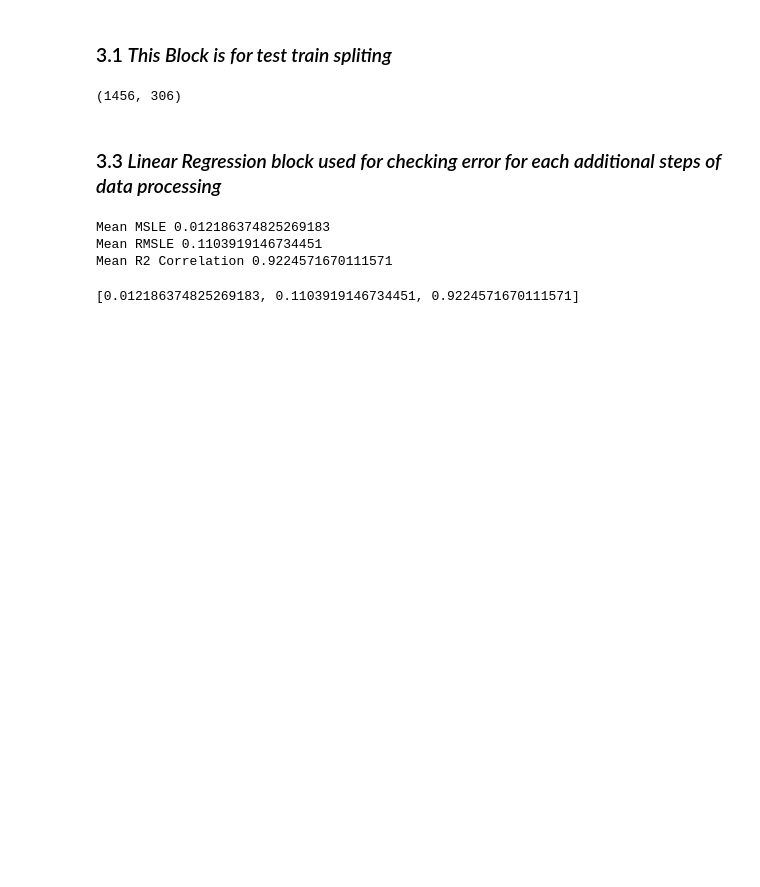
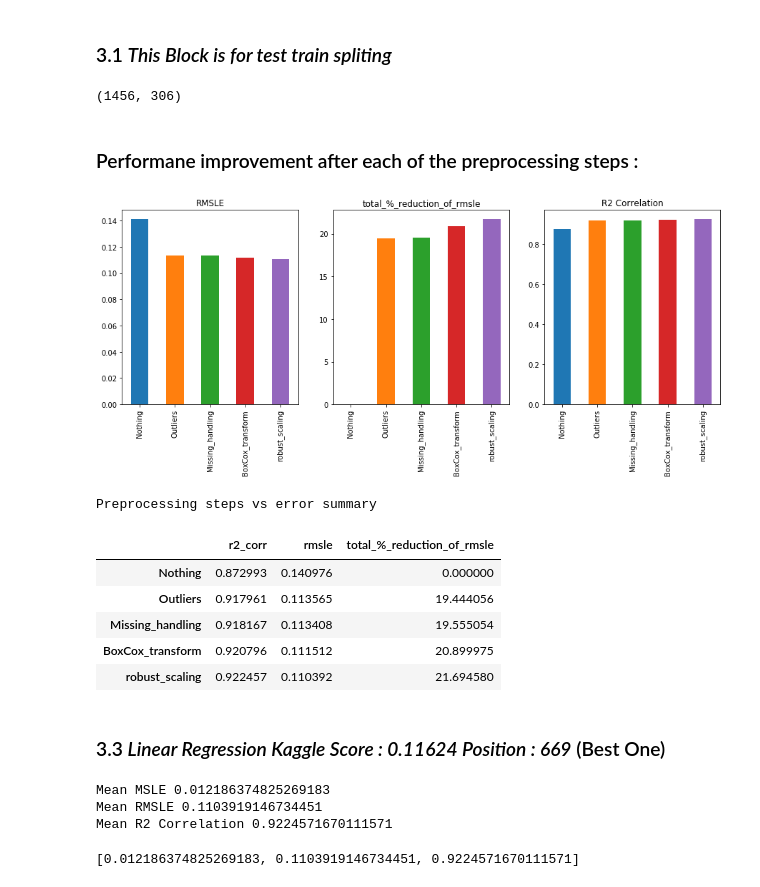
Before and after one commit to irfanhasib0/Machine-Learning, a Jupyter notebook: LR_SVM_XGBOOST_2_Layer_V-8_Final-Report.ipynb, the cells around one changed output. Drawn from its saved outputs; the diff is of its cells as text; code cells hidden in the pictures; blank space fills up the shorter version.

```diff
--- a/LR_SVM_XGBOOST_2_Layer_V-8_Final-Report.ipynb
+++ b/LR_SVM_XGBOOST_2_Layer_V-8_Final-Report.ipynb
@@ -544,8 +553,53 @@ _test_y=np.array(y_train[:n+1].reshape(-1,1))
 _train_x.shape
 # %% [output]
 (1456, 306)
-# %% [markdown]
-### 3.3 _Linear Regression block used for checking error for each additional steps of data processing_
+# %% [markdown]
+### Performane improvement after each of the preprocessing steps :
+# %%
+summary={
+'Nothing':
+    [0.01987425647571976, 0.14097608476518192, 0.8729927666513595],
+'Outliers' :
+    [0.012896921869476233, 0.11356461539351169, 0.9179611704401995],
+'Missing_handling' :
+    [0.012861405282051408, 0.11340813587239412, 0.9181674299776288],
+'BoxCox_transform' :
+    [0.012434952550222679, 0.11151211840074907, 0.9207959871907704],
+'robust_scaling' :
+    [0.012186374825269183, 0.1103919146734451, 0.9224571670111571] ,
+        }
+_s_df=pd.DataFrame(summary)
+
+s_df=_s_df.copy()
+s_df=s_df.transpose()
+s_df=s_df.rename(columns={0:'msle',1:'std_dev',2:'r2_corr'})
+
+s_df['rmsle']=s_df['msle'].abs().copy()
+s_df.loc[:,'rmsle']=s_df.loc[:,'rmsle'].apply(np.sqrt)
+s_df['total_%_reduction_of_rmsle']=(s_df.loc['Nothing','rmsle']-s_df['rmsle'])/s_df.loc['Nothing','rmsle']
+s_df['total_%_reduction_of_rmsle']=s_df['total_%_reduction_of_rmsle']*100.0
+
+
+fig, axes = plt.subplots(nrows=1, ncols=3,figsize=(15,5))
+s_df['rmsle'].plot.bar(ax=axes[0]);axes[0].set_title("RMSLE")
+s_df['total_%_reduction_of_rmsle'].plot.bar(ax=axes[1]);axes[1].set_title("total_%_reduction_of_rmsle")
+s_df['r2_corr'].plot.bar(ax=axes[2]);axes[2].set_title("R2 Correlation")
+
+plt.show()
+
+print('Preprocessing steps vs error summary')
+s_df[['r2_corr','rmsle','total_%_reduction_of_rmsle']]
+# %% [output]
+[figure, added]
+Preprocessing steps vs error summary
+|  | r2_corr | rmsle | total_%_reduction_of_rmsle |
+| Nothing | 0.872993 | 0.140976 | 0.000000 |
+| Outliers | 0.917961 | 0.113565 | 19.444056 |
+| Missing_handling | 0.918167 | 0.113408 | 19.555054 |
+| BoxCox_transform | 0.920796 | 0.111512 | 20.899975 |
+| robust_scaling | 0.922457 | 0.110392 | 21.694580 |
+# %% [markdown]
+### 3.3 _Linear Regression Kaggle Score : 0.11624 Position :  669_ (Best One)
 # %%
 from sklearn import datasets, linear_model
 from sklearn.model_selection import cross_val_score,GridSearchCV
```
Also changed, not shown: parts of 20 cells of this notebook, 1 other file.
